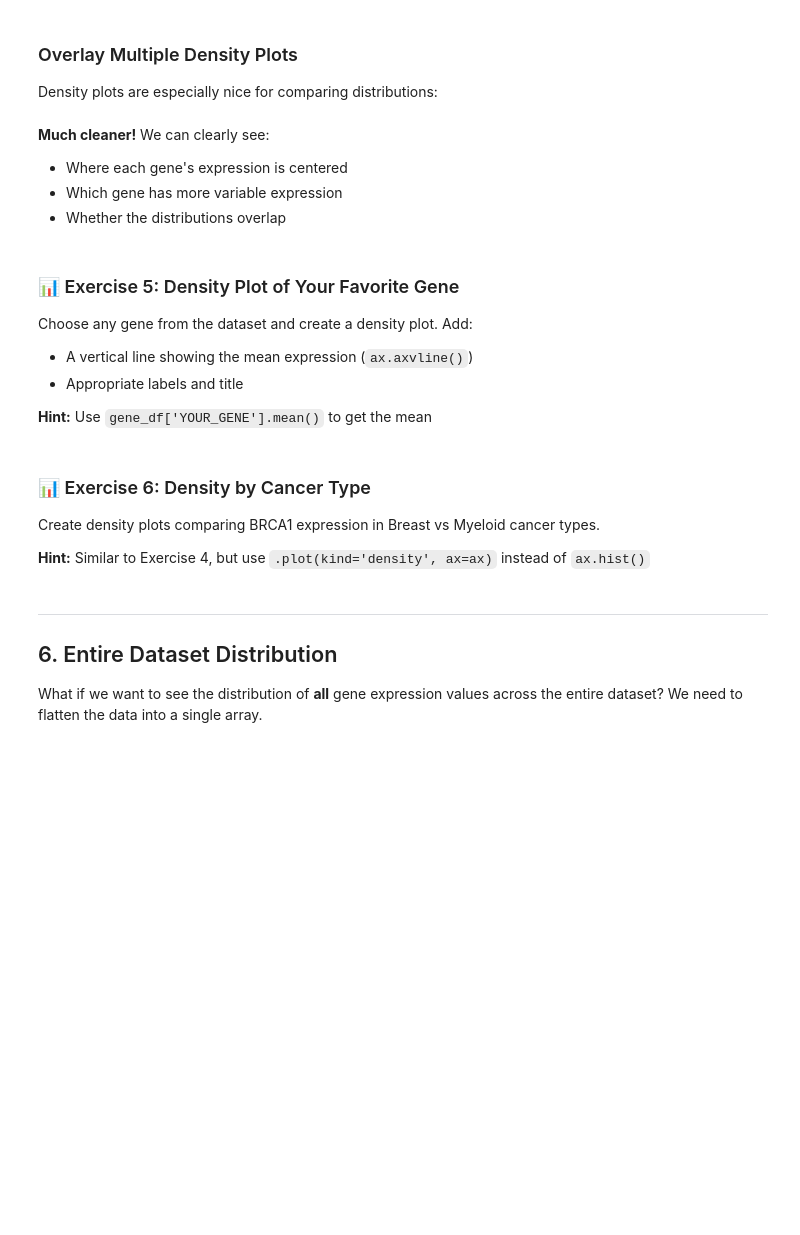
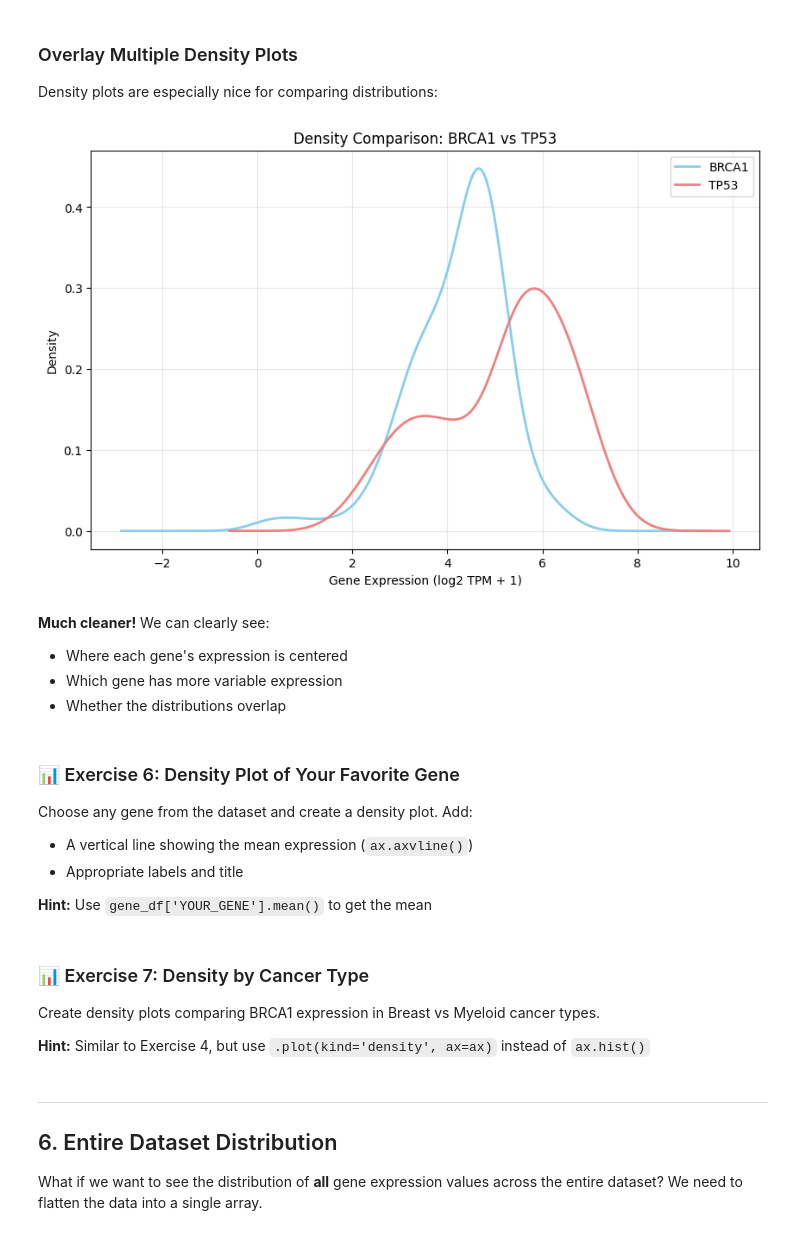
Before and after one commit to HocheggerLab/y3-bio-python, a Jupyter notebook: notebooks/lecture_4/L4_N5_histogram.ipynb, the cells around one changed output. Cells and saved outputs as stored; diff of their text form; code cells hidden in the pictures; blank space fills up the shorter version.

```diff
--- a/notebooks/lecture_4/L4_N5_histogram.ipynb
+++ b/notebooks/lecture_4/L4_N5_histogram.ipynb
@@ -168,21 +206,22 @@ Density plots are especially nice for comparing distributions:
 # %%
 # Compare BRCA1 and TP53 with density plots
 fig, ax = plt.subplots(figsize=(10, 6))
-gene_df['BRCA1'].plot(kind='density', linewidth=2, label='BRCA1', color='skyblue', ax=ax)
-gene_df['TP53'].plot(kind='density', linewidth=2, label='TP53', color='lightcoral', ax=ax)
+gene_df[['BRCA1', 'TP53']].plot(kind='density', linewidth=2, label=['BRCA1', 'TP53'], color=['skyblue', 'lightcoral'], ax=ax)
 ax.set_xlabel('Gene Expression (log2 TPM + 1)')
 ax.set_ylabel('Density')
 ax.set_title('Density Comparison: BRCA1 vs TP53')
 ax.legend()
 ax.grid(alpha=0.3)
 plt.show()
+# %% [output]
+[figure, added]
 # %% [markdown]
 **Much cleaner!** We can clearly see:
 - Where each gene's expression is centered
 - Which gene has more variable expression
 - Whether the distributions overlap
 # %% [markdown]
-### 📊 Exercise 5: Density Plot of Your Favorite Gene
+### 📊 Exercise 6: Density Plot of Your Favorite Gene
 
 Choose any gene from the dataset and create a density plot. Add:
 - A vertical line showing the mean expression (`ax.axvline()`)
@@ -192,7 +231,7 @@ Choose any gene from the dataset and create a density plot. Add:
 # %%
 # Your code here:
 # %% [markdown]
-### 📊 Exercise 6: Density by Cancer Type
+### 📊 Exercise 7: Density by Cancer Type
 
 Create density plots comparing BRCA1 expression in Breast vs Myeloid cancer types.
 
```
Also changed, not shown: parts of 9 cells of this notebook.
